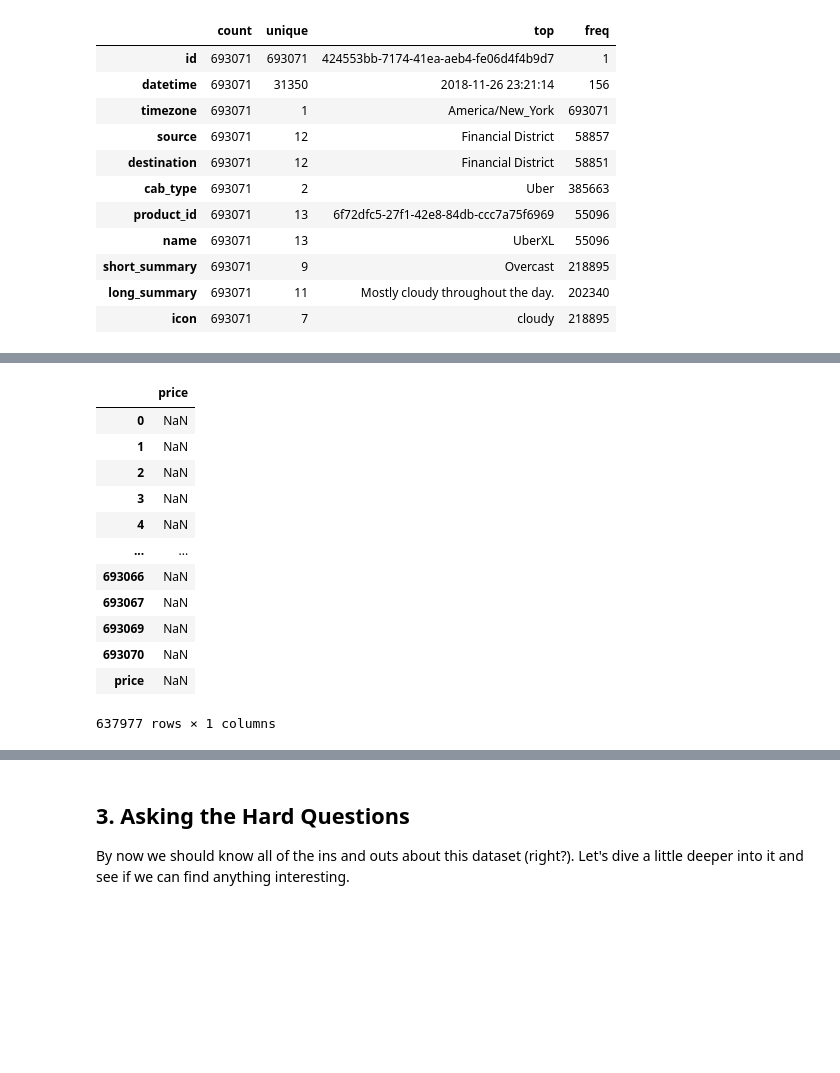
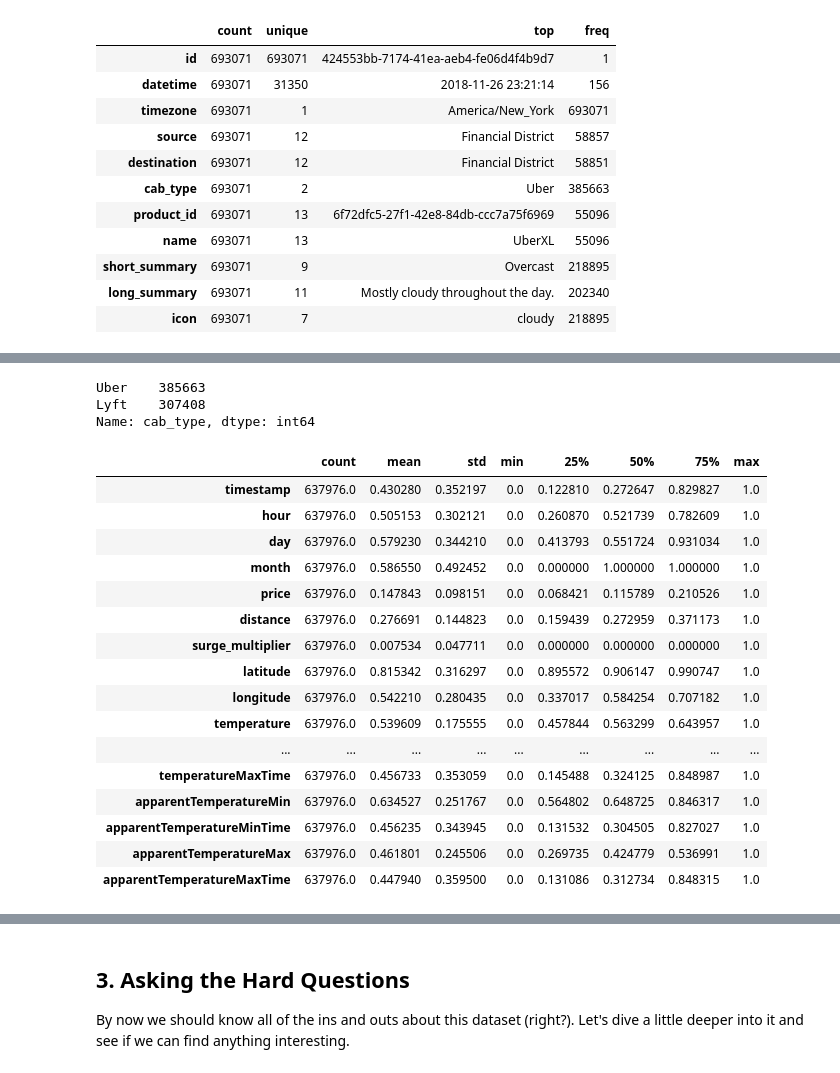
Before and after one commit to jumonlala/217_final_project, a Jupyter notebook: hw6.ipynb, the cells around one changed output, grey strips where cells are left out. Cells and saved outputs as stored; diff of their text form; code cells hidden in the pictures; blank space fills up the shorter version.

```diff
--- a/hw6.ipynb
+++ b/hw6.ipynb
@@ -301,18 +252,31 @@ data.describe().transpose()
-# %%
-mean = clean_data[['price']].mean()
-
-clean_data[['price']].apply(lambda x: (x - clean_data[['price']].mean()) / (data[['price']].max() - data[['price']].min()))
-# %% [output]
-|  | price |
-| 0 | NaN |
-| 1 | NaN |
-| 2 | NaN |
-| 3 | NaN |
-| 4 | NaN |
-| ... | ... |
-| 693066 | NaN |
-| 693067 | NaN |
-| 693069 | NaN |
-| 693070 | NaN |
-| price | NaN |
-637977 rows × 1 columns
+# %%
+data['cab_type'].value_counts()
+# %% [output]
+Uber    385663
+Lyft    307408
+Name: cab_type, dtype: int64
+# %%
+numerical_data = clean_data.select_dtypes(include = [np.number])
+from sklearn.preprocessing import MinMaxScaler
+scaler = MinMaxScaler()
+scaler.fit(numerical_data)
+scaled_data = pd.DataFrame(scaler.transform(numerical_data), columns = numerical_data.columns)
+scaled_data.describe().transpose()
+# %% [output]
+|  | count | mean | std | min | 25% | 50% | 75% | max |
+| timestamp | 637976.0 | 0.430280 | 0.352197 | 0.0 | 0.122810 | 0.272647 | 0.829827 | 1.0 |
+| hour | 637976.0 | 0.505153 | 0.302121 | 0.0 | 0.260870 | 0.521739 | 0.782609 | 1.0 |
+| day | 637976.0 | 0.579230 | 0.344210 | 0.0 | 0.413793 | 0.551724 | 0.931034 | 1.0 |
+| month | 637976.0 | 0.586550 | 0.492452 | 0.0 | 0.000000 | 1.000000 | 1.000000 | 1.0 |
+| price | 637976.0 | 0.147843 | 0.098151 | 0.0 | 0.068421 | 0.115789 | 0.210526 | 1.0 |
+| distance | 637976.0 | 0.276691 | 0.144823 | 0.0 | 0.159439 | 0.272959 | 0.371173 | 1.0 |
+| surge_multiplier | 637976.0 | 0.007534 | 0.047711 | 0.0 | 0.000000 | 0.000000 | 0.000000 | 1.0 |
+| latitude | 637976.0 | 0.815342 | 0.316297 | 0.0 | 0.895572 | 0.906147 | 0.990747 | 1.0 |
+| longitude | 637976.0 | 0.542210 | 0.280435 | 0.0 | 0.337017 | 0.584254 | 0.707182 | 1.0 |
+| temperature | 637976.0 | 0.539609 | 0.175555 | 0.0 | 0.457844 | 0.563299 | 0.643957 | 1.0 |
+| ... | ... | ... | ... | ... | ... | ... | ... | ... |
+| temperatureMaxTime | 637976.0 | 0.456733 | 0.353059 | 0.0 | 0.145488 | 0.324125 | 0.848987 | 1.0 |
+| apparentTemperatureMin | 637976.0 | 0.634527 | 0.251767 | 0.0 | 0.564802 | 0.648725 | 0.846317 | 1.0 |
+| apparentTemperatureMinTime | 637976.0 | 0.456235 | 0.343945 | 0.0 | 0.131532 | 0.304505 | 0.827027 | 1.0 |
+| apparentTemperatureMax | 637976.0 | 0.461801 | 0.245506 | 0.0 | 0.269735 | 0.424779 | 0.536991 | 1.0 |
+| apparentTemperatureMaxTime | 637976.0 | 0.447940 | 0.359500 | 0.0 | 0.131086 | 0.312734 | 0.848315 | 1.0 |
```
Also changed, not shown: parts of 24 cells of this notebook.
